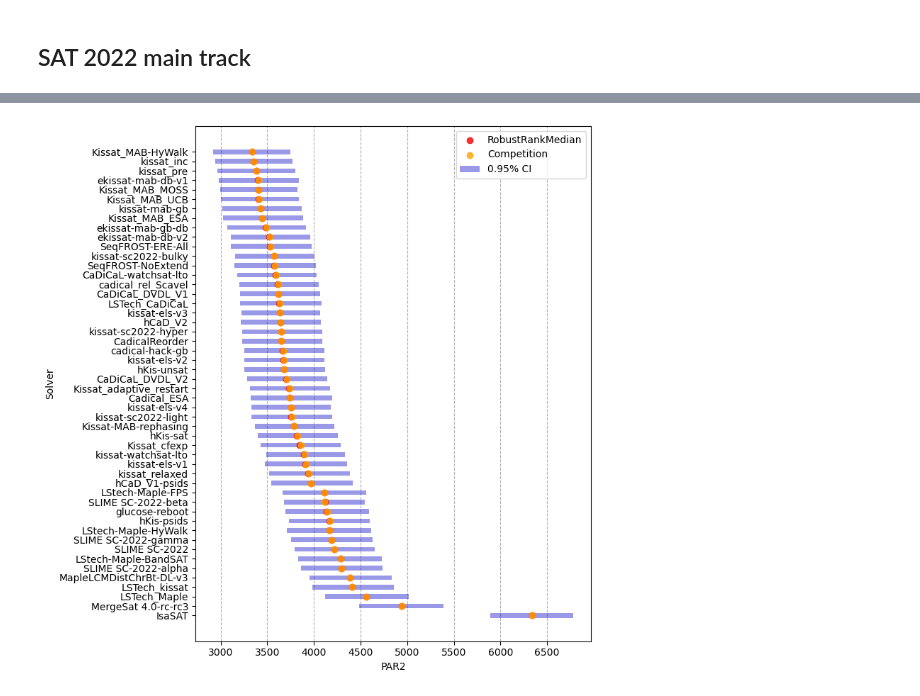
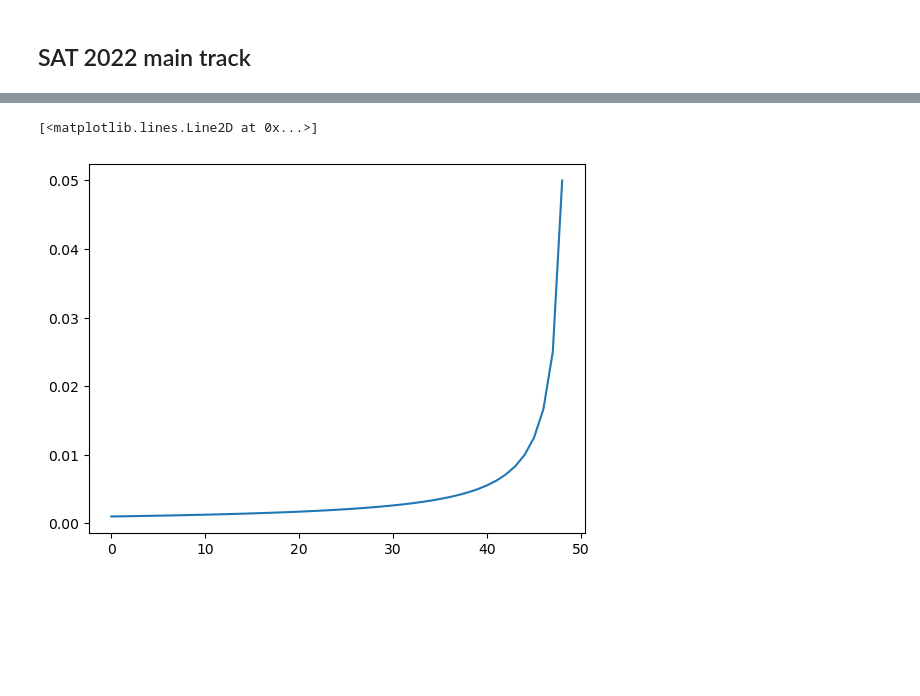
Before and after one commit to jeroenrook/robustranking, a Jupyter notebook: Experiments/main.ipynb, the cells around one changed output, grey strips where cells are left out. Saved outputs shown, nothing was run; the diff lists cells and outputs as text; code cells hidden in the pictures; blank space fills up the shorter version.

```diff
--- a/Experiments/main.ipynb
+++ b/Experiments/main.ipynb
@@ -125,41 +169,5 @@ comparison.get_ranking().join(comparison.get_confidence_intervals())
-# %%
-cidf = comparison.get_confidence_intervals()
-cidf = cidf.sort_values("mean", ascending=True)
-means = []
-competition_results = []
-yticks = []
-handles = []
-fig, ax = plt.subplots(figsize=(8, 8))
-ax.set_axisbelow(True)
-ax.grid(axis="x", linestyle="--", zorder=-1)
-
-n = len(cidf)
-for i, (algorithm, bounds) in enumerate(cidf.iloc[:n].iterrows()):
-    pos = n - i
-    means.append([bounds["median"], pos])
-    yticks.append(algorithm)
-    competition_result = comparison.aggregation_method(df[df["level_2"] == algorithm][0])
-    competition_results.append([competition_result, pos])
-    height = 0.5
-    bar = patches.Rectangle(
-        (bounds["lb"], pos-(height/2)),
-        bounds["ub"] - bounds["lb"],
-        height,
-        facecolor=(0, 0, 0.78, 0.4),
-        label="{:.2f}% CI".format(1-comparison.alpha),
-    )
-    p = ax.add_patch(bar)
-
-handles.append(ax.scatter(*zip(*means), color="red", label="RobustRankMedian", alpha=0.8))
-handles.append(ax.scatter(*zip(*competition_results), color="orange", label="Competition", alpha=0.8))
-handles.append(p)
-
-ax.set_xlabel("PAR2")
-ax.set_ylabel("Solver")
-ax.set_yticks(list(range(1, n+1)))
-ax.set_yticklabels(yticks[::-1])
-plt.legend(handles=handles)
-plt.tight_layout()
-plt.show()
-# %% [output]
-[figure, removed]
+# %%
+plt.plot(0.05 / (49-np.arange(49)))
+# %% [output]
+[<matplotlib.lines.Line2D at 0x...>]
+[figure, added]
```
Also changed, not shown: parts of 13 cells of this notebook, 3 other files.
